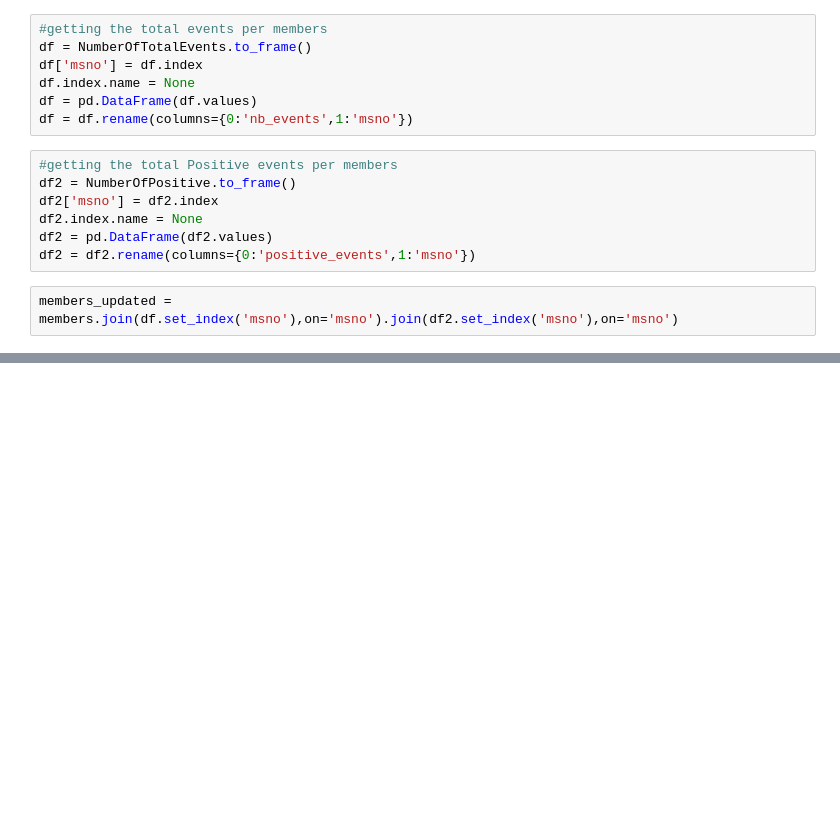
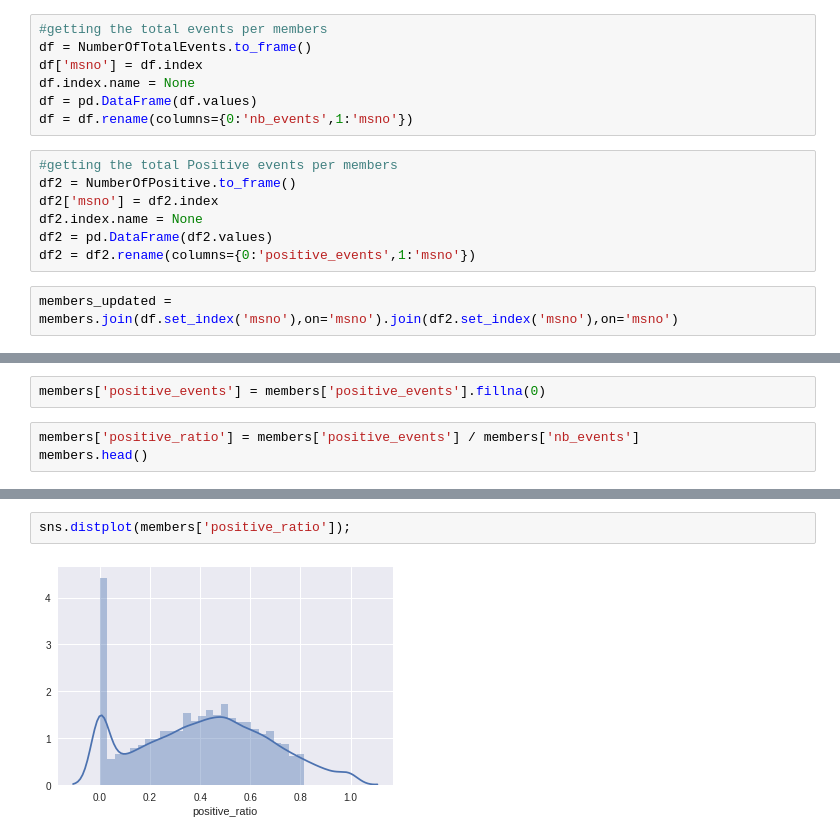
Before and after one commit to scascar/Top1ouRien, a Jupyter notebook: Exploration-members.ipynb, the cells around one changed output, grey strips where cells are left out. Drawn from its saved outputs; the diff is of its cells as text; blank space fills up the shorter version.

Commit message:
Some more member exploration

```diff
--- a/Exploration-members.ipynb
+++ b/Exploration-members.ipynb
@@ -69,0 +50,5 @@ Name: positive_events, Length: 984, dtype: int64
+# %%
+members['positive_events'] = members['positive_events'].fillna(0)
+# %%
+members['positive_ratio'] = members['positive_events'] / members['nb_events']
+members.head()
@@ -69,0 +62,4 @@ Name: positive_events, Length: 984, dtype: int64
+# %%
+sns.distplot(members['positive_ratio']);
+# %% [output]
+[figure, added]
```
Also changed, not shown: parts of 8 cells of this notebook.
